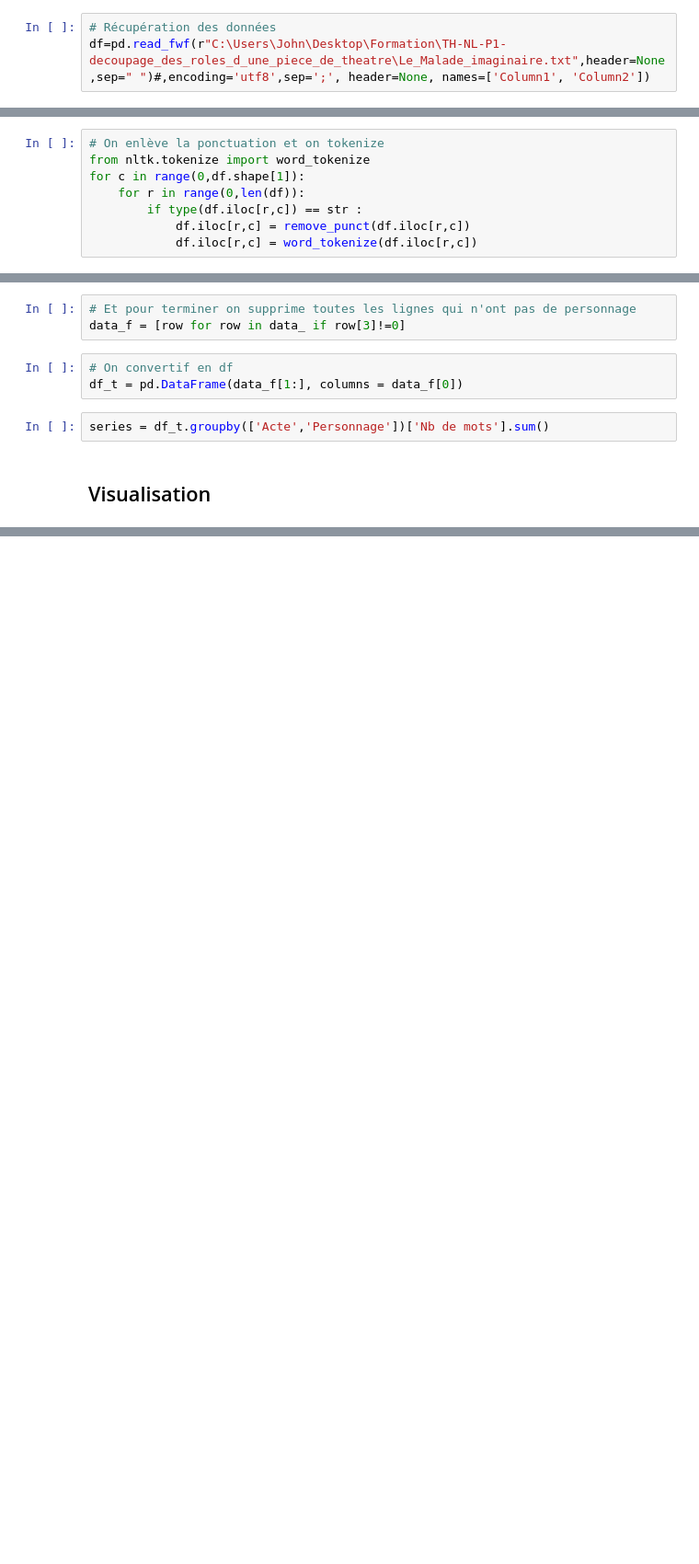
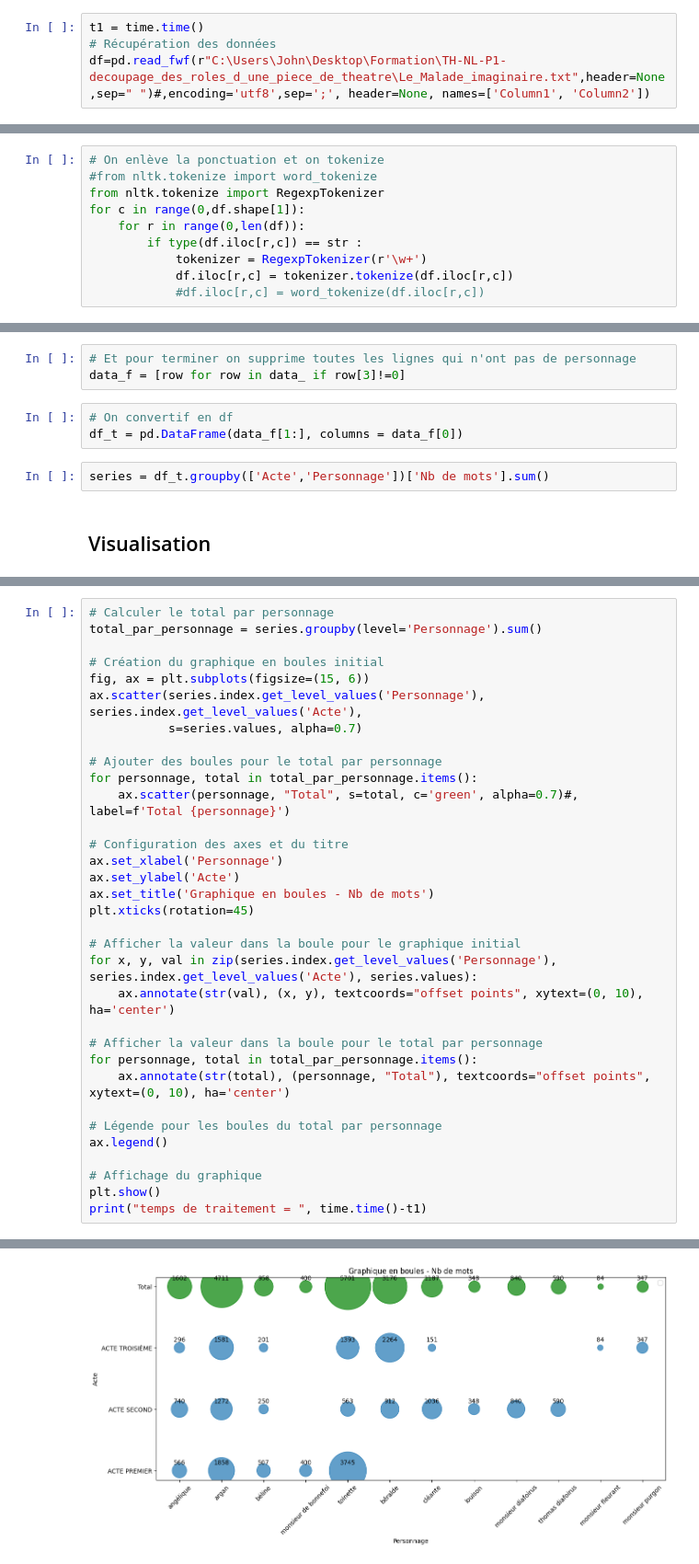
Before and after one commit to Antoine1608/TH-NL-P1-Decoupage_des_roles_d_une_piece_de_theatre, a Jupyter notebook: compte_mots.ipynb, the cells around one changed output, grey strips where cells are left out. Shown at 92% size. Saved outputs shown, nothing was run; the diff lists cells and outputs as text; blank space fills up the shorter version.

Commit message:
ajout total de mots par personnage

```diff
--- a/compte_mots.ipynb
+++ b/compte_mots.ipynb
@@ -10,6 +10,7 @@ import re
 #visualisation
 import matplotlib.pyplot as plt
 # %%
+t1 = time.time()
 # Récupération des données
 df=pd.read_fwf(r"C:\Users\John\Desktop\Formation\TH-NL-P1-decoupage_des_roles_d_une_piece_de_theatre\Le_Malade_imaginaire.txt",header=None,sep=" ")#,encoding='utf8',sep=';', header=None, names=['Column1', 'Column2'])
 # %% [markdown]
@@ -45,11 +46,13 @@ def remove_punct(text):
         Remove the punctuation
     """
     return re.sub(r'[]!"$%&\'()*+,./:;=#@?[\\^_`{|}~-]+', "", text)
-# %%
-# On enlève la ponctuation et on tokenize
-from nltk.tokenize import word_tokenize
-for c in range(0,df.shape[1]):
-    for r in range(0,len(df)):
-        if type(df.iloc[r,c]) == str :
-            df.iloc[r,c] = remove_punct(df.iloc[r,c])
-            df.iloc[r,c] = word_tokenize(df.iloc[r,c])
+# %%
+# On enlève la ponctuation et on tokenize
+#from nltk.tokenize import word_tokenize
+from nltk.tokenize import RegexpTokenizer
+for c in range(0,df.shape[1]):
+    for r in range(0,len(df)):
+        if type(df.iloc[r,c]) == str :
+            tokenizer = RegexpTokenizer(r'\w+')
+            df.iloc[r,c] = tokenizer.tokenize(df.iloc[r,c])
+            #df.iloc[r,c] = word_tokenize(df.iloc[r,c])
@@ -226,0 +243,34 @@ plt.show()
+# %%
+# Calculer le total par personnage
+total_par_personnage = series.groupby(level='Personnage').sum()
+
+# Création du graphique en boules initial
+fig, ax = plt.subplots(figsize=(15, 6))
+ax.scatter(series.index.get_level_values('Personnage'), series.index.get_level_values('Acte'),
+           s=series.values, alpha=0.7)
+
+# Ajouter des boules pour le total par personnage
+for personnage, total in total_par_personnage.items():
+    ax.scatter(personnage, "Total", s=total, c='green', alpha=0.7)#, label=f'Total {personnage}')
+
+# Configuration des axes et du titre
+ax.set_xlabel('Personnage')
+ax.set_ylabel('Acte')
+ax.set_title('Graphique en boules - Nb de mots')
+plt.xticks(rotation=45)
+
+# Afficher la valeur dans la boule pour le graphique initial
+for x, y, val in zip(series.index.get_level_values('Personnage'), series.index.get_level_values('Acte'), series.values):
+    ax.annotate(str(val), (x, y), textcoords="offset points", xytext=(0, 10), ha='center')
+
+# Afficher la valeur dans la boule pour le total par personnage
+for personnage, total in total_par_personnage.items():
+    ax.annotate(str(total), (personnage, "Total"), textcoords="offset points", xytext=(0, 10), ha='center')
+
+# Légende pour les boules du total par personnage
+ax.legend()
+
+# Affichage du graphique
+plt.show()
+print("temps de traitement = ", time.time()-t1)
+# %% [output]
@@ -226,0 +278 @@ plt.show()
+[figure, added]
```
Also changed, not shown: parts of 4 cells of this notebook, 1 other file.
